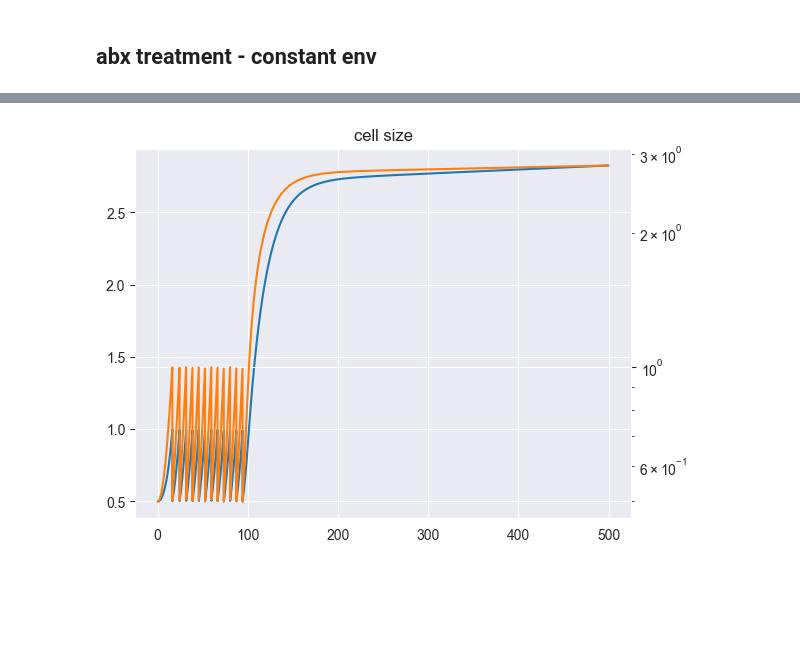
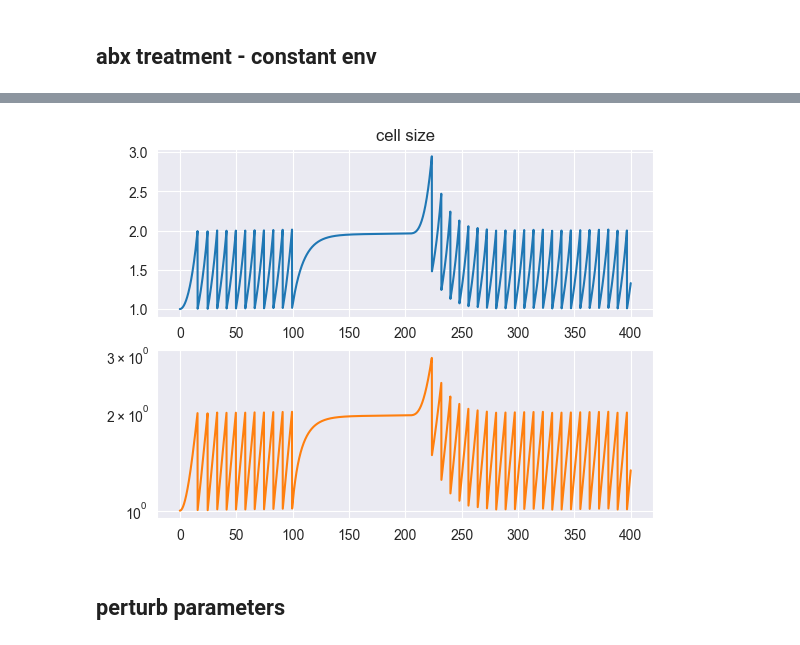
Before and after one commit to erezli/RiboTargettingAbx, a Jupyter notebook: simulations.ipynb, the cells around one changed output, grey strips where cells are left out. Drawn from its saved outputs; the diff is of its cells as text; code cells hidden in the pictures; blank space fills up the shorter version.

```diff
--- a/simulations.ipynb
+++ b/simulations.ipynb
@@ -64,22 +64,23 @@ plt.show()
 ## abx treatment - constant env
 # %%
 time_step = 0.1
-admin_time = 10/time_step
-param = {"ribo_min": 0,
+admin_time = 100
+recovery_time = 200
+param = {"ribo_min": 0.3,
          "p_in": 1,
          "p_out": 1,
          "k_on": 1,
          "k_off": 0.1,
          "alpha": 0.1,
          "beta": 0.1,
-         "gama": 0.05,
+         "gama": 0.1,
          "abx_env": 100,
          "t_start": admin_time,
-         "t_end": -1}
+         "t_end": recovery_time}
 my_sim = Cell(**param)
 # %%
 initial_conditions = [0, 1, 0, 0, 1] # internal antibiotics, unbound ribosomes, bound ribosomes, precursors, cell volume
-length = 50/time_step
+length = 400
 t_eval = np.arange(0, length, time_step)
 time_series = my_sim.cell_growth(initial_conditions, length=length, methods="RK45", t_eval=t_eval)
 # %%
@@ -138,16 +123,23 @@ print(len(time_series.y[4]))
 cell_size = copy.deepcopy(time_series.y[4])
 timer = 0
 sizer = 1
-print(admin_time)
+adder = 1
+birth_size = cell_size[0]
 for i in range(len(cell_size)):
     # if timer >= 10:
     #     cell_size[i:] = cell_size[i:]/2
     #     timer = 0
     # else:
     #     timer += 1
-    if time_series.t[i] >= admin_time:
-        break
-    if cell_size[i] >= sizer:
-        print(f"division at {time_series.t[i]}, cell size {cell_size[i]}")
+    if recovery_time >= time_series.t[i] >= admin_time:
+        birth_size = cell_size[i]
+        continue
+
+    if cell_size[i] - birth_size >= adder:
         cell_size[i:] = cell_size[i:]/2
+        birth_size = cell_size[i]
+
+    # if cell_size[i] >= sizer:
+    #     print(f"division at {time_series.t[i]}, cell size {cell_size[i]}")
+    #     cell_size[i:] = cell_size[i:]/2
 # %% [output]
@@ -169,10 +147,14 @@ division at 94.2, cell size 1.000898305260365
 # %%
-fig, ax = plt.subplots()
-ax.plot(time_series.t, cell_size)
-ax_twin = ax.twinx()
-ax_twin.plot(time_series.t, cell_size, color="C1")
-ax_twin.set_yscale('log')
-ax.set(title="cell size")
+fig2, ax = plt.subplots(2)
+ax[0].plot(time_series.t, cell_size)
+# ax_twin = ax.twinx()
+# ax_twin.plot(time_series.t, cell_size, color="C1")
+# ax_twin.set_yscale('log')
+ax[1].plot(time_series.t, cell_size, color="C1")
+ax[1].set_yscale('log')
+ax[0].set(title="cell size")
 plt.show()
 # %% [output]
-[figure, old version]
+[figure, new version]
+# %% [markdown]
+## perturb parameters
```
Also changed, not shown: parts of 13 cells of this notebook.
